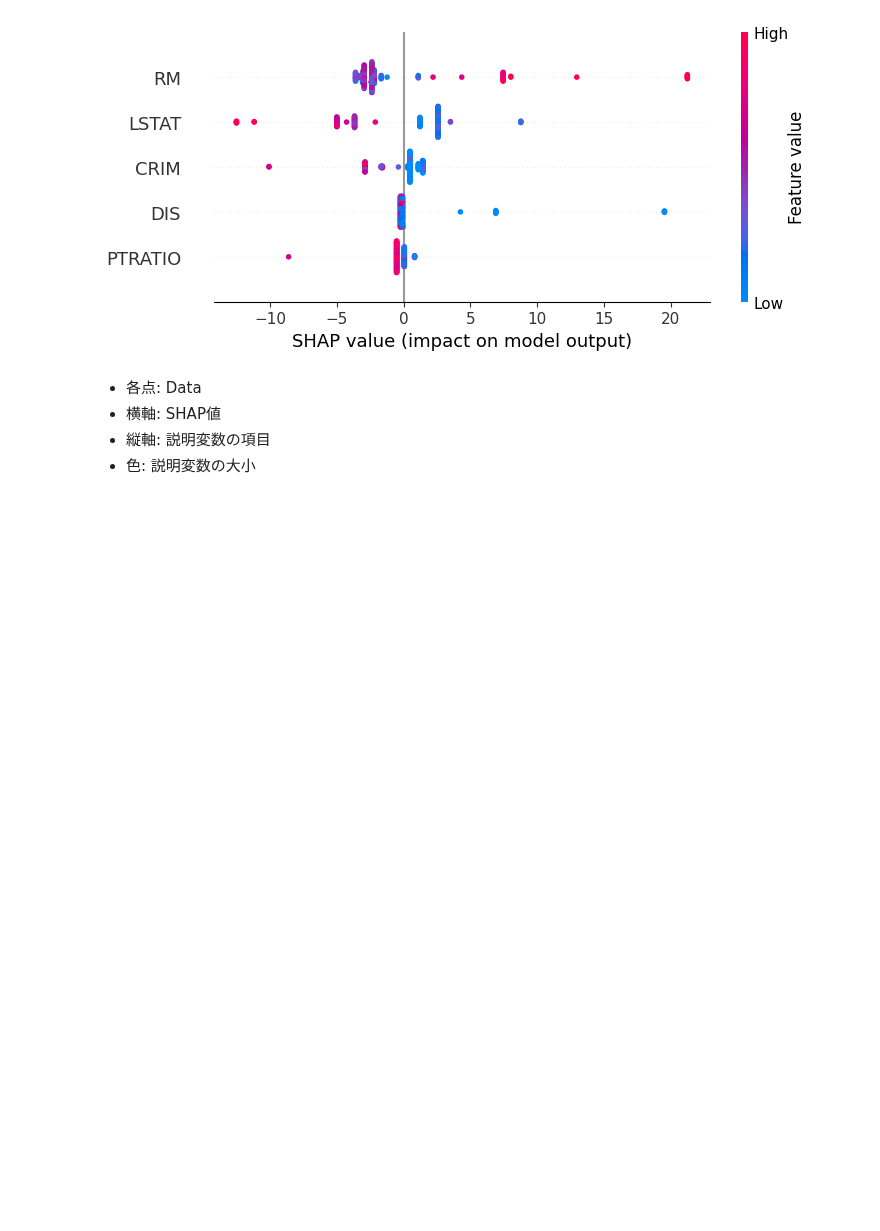
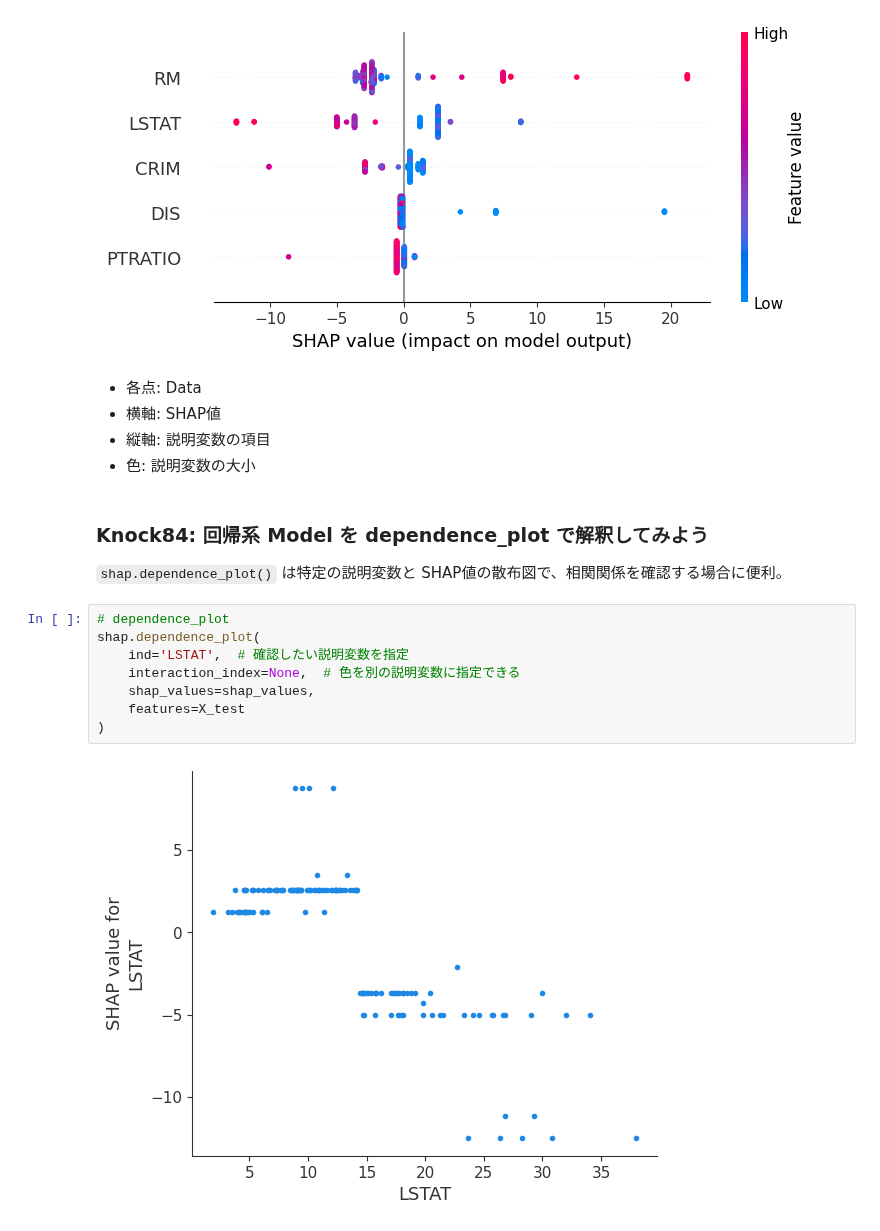
Before and after one commit to 1024xx4/ai_model_building_100, a Jupyter notebook: section09/section09.ipynb, the cells around one changed output. Saved outputs shown, nothing was run; the diff lists cells and outputs as text; blank space fills up the shorter version.

Commit message:
Feat: 回帰系 Model を dependence_plot で解釈してみる#17

```diff
--- a/section09/section09.ipynb
+++ b/section09/section09.ipynb
@@ -153,3 +153,16 @@ shap.summary_plot(
 - 横軸: SHAP値
 - 縦軸: 説明変数の項目
 - 色: 説明変数の大小
+# %% [markdown]
+### Knock84: 回帰系 Model を dependence_plot で解釈してみよう
+`shap.dependence_plot()` は特定の説明変数と SHAP値の散布図で、相関関係を確認する場合に便利。
+# %%
+# dependence_plot
+shap.dependence_plot(
+    ind='LSTAT',  # 確認したい説明変数を指定
+    interaction_index=None,  # 色を別の説明変数に指定できる
+    shap_values=shap_values,
+    features=X_test
+)
+# %% [output]
+[figure, added]
```
Also changed, not shown: parts of 2 cells of this notebook.
